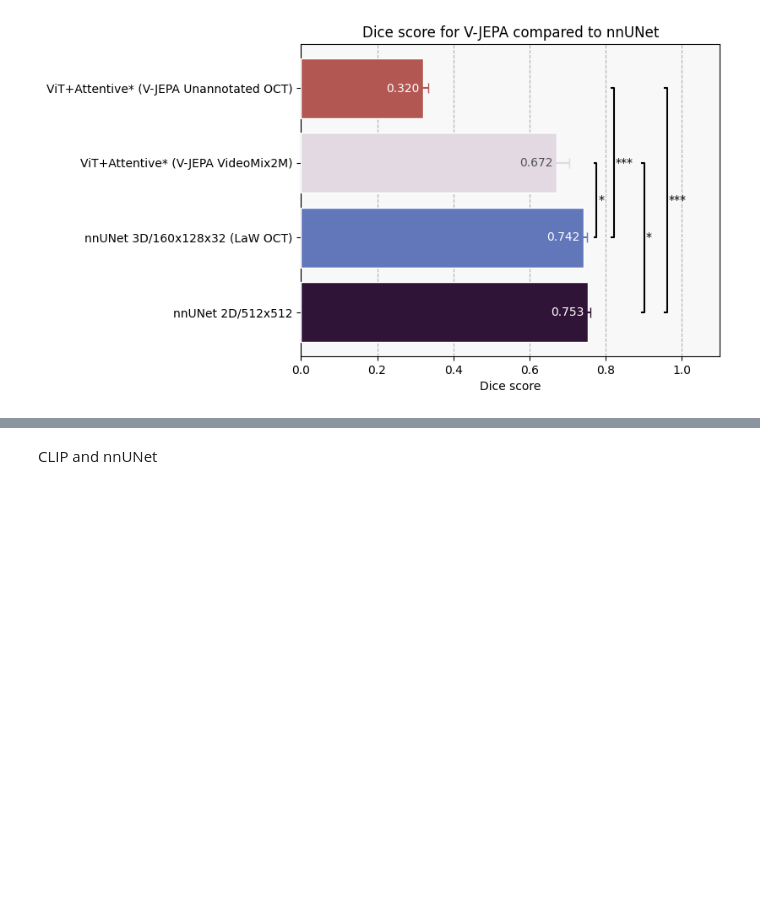
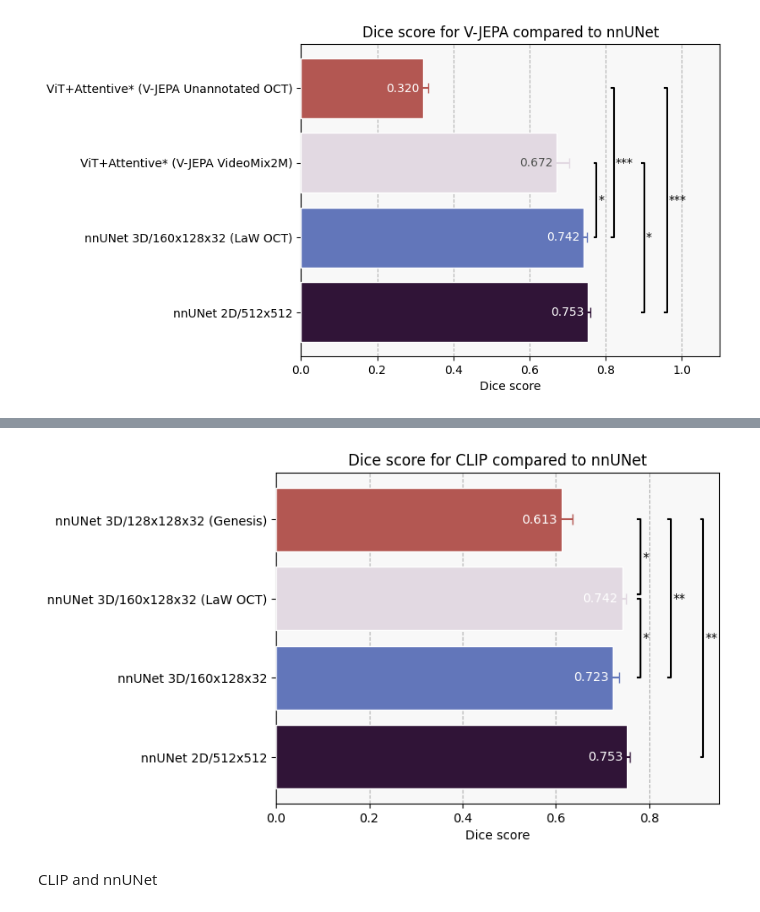
Before and after one commit to icekang/master_thesis, a Jupyter notebook: result figure generator/plot_graph.ipynb, the cells around one changed output, grey strips where cells are left out. Saved outputs shown, nothing was run; the diff lists cells and outputs as text; code cells hidden in the pictures; blank space fills up the shorter version.

```diff
--- a/result figure generator/plot_graph.ipynb
+++ b/result figure generator/plot_graph.ipynb
@@ -329,3 +348,28 @@ plt.show()
+# %%
+fig, ax = plt.subplots()
+ax.set_xlabel('Dice score')
+ax.set_title('Dice score for CLIP compared to nnUNet')
+
+step = cmap.N // nnunet_and_genesis.shape[0]
+for i in range(len(nnunet_and_genesis)):
+    color = cmap(step * i)
+    plot_bar(ax, nnunet_and_genesis.iloc[i:i+1, :], color)
+
+plot_statistical_significance(1, 2, 1, 2, nnunet_and_genesis, ax)
+plot_statistical_significance(1, 3, 1, 3, nnunet_and_genesis, ax, min_x_offset=0.07)
+plot_statistical_significance(2, 3, 2+.05, 3, nnunet_and_genesis, ax)
+plot_statistical_significance(0, 3, 0, 3, nnunet_and_genesis, ax, min_x_offset=0.14)
+
+plot_data_values(nnunet_and_genesis, ax, range(len(nnunet_and_genesis)), show_err=False, y_offset=0.0)
+
+ax.set_xlim(0, .95)
+ax.grid(zorder=-1, axis='x', linestyle='--')
+ax.set_facecolor((0.9725,) * 3)
+fig.patch.set_alpha(0.0) # outside of the plot
+fig.savefig('nnUNet_and_Genesis_results.png', dpi=1000, bbox_inches='tight')
+plt.show()
+# %% [output]
+[figure, added]
 # %% [markdown]
 CLIP and nnUNet
 # %%
```
Also changed, not shown: parts of 11 cells of this notebook, 7 other files.
